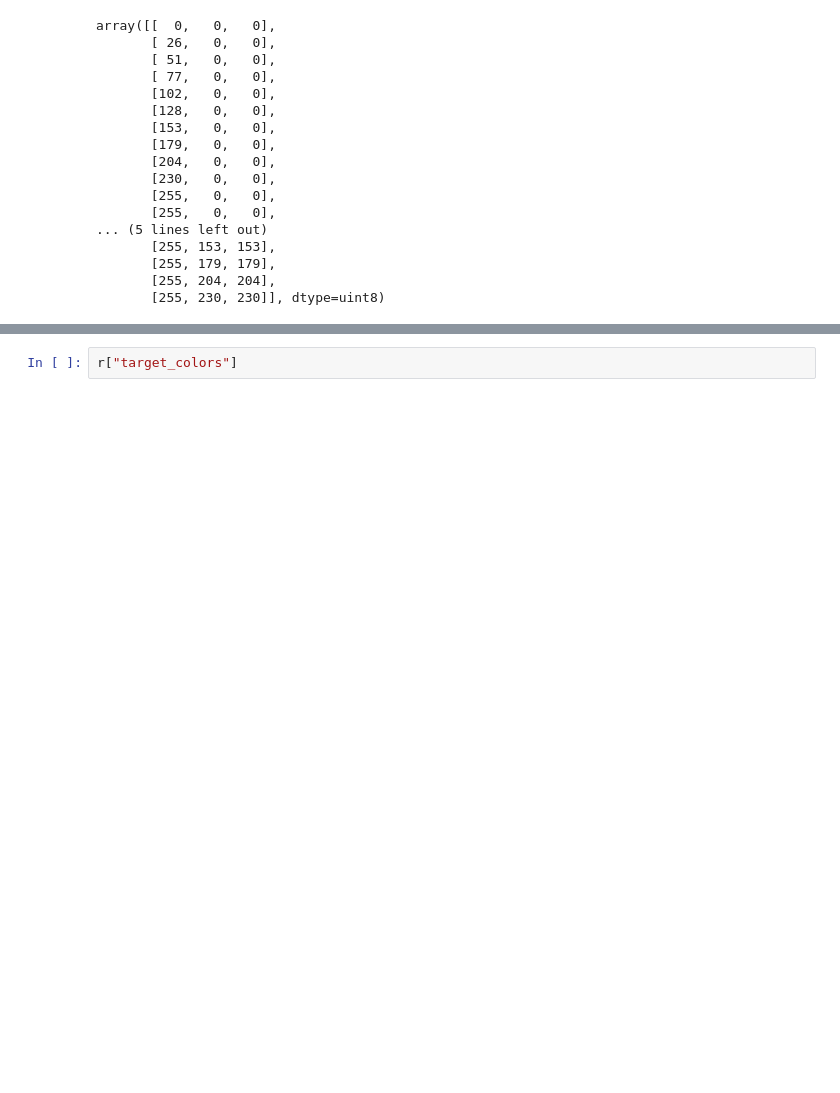
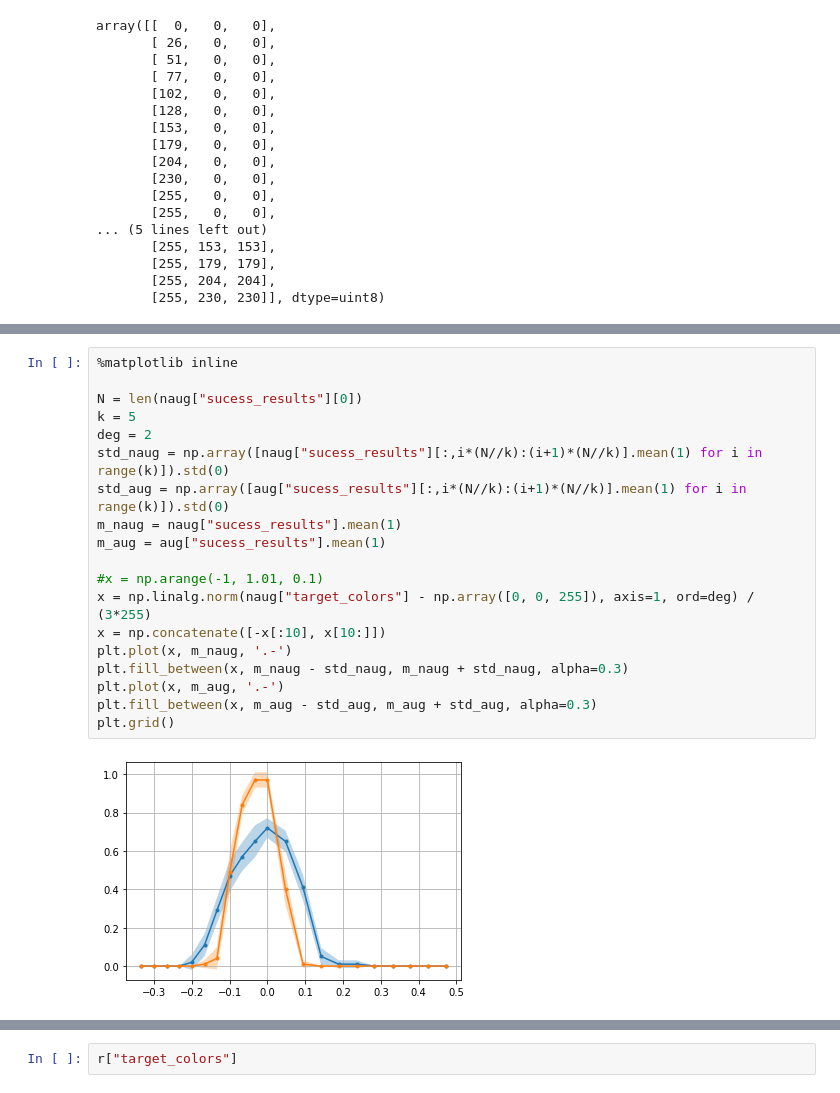
Before and after one commit to huber2/msc_project, a Jupyter notebook: analysis/test.ipynb, the cells around one changed output, grey strips where cells are left out. Drawn from its saved outputs; the diff is of its cells as text; blank space fills up the shorter version.

```diff
--- a/analysis/test.ipynb
+++ b/analysis/test.ipynb
@@ -169,0 +193,21 @@ sucess_results
+# %%
+%matplotlib inline
+
+N = len(naug["sucess_results"][0])
+k = 5
+deg = 2
+std_naug = np.array([naug["sucess_results"][:,i*(N//k):(i+1)*(N//k)].mean(1) for i in range(k)]).std(0)
+std_aug = np.array([aug["sucess_results"][:,i*(N//k):(i+1)*(N//k)].mean(1) for i in range(k)]).std(0)
+m_naug = naug["sucess_results"].mean(1)
+m_aug = aug["sucess_results"].mean(1)
+
+#x = np.arange(-1, 1.01, 0.1)
+x = np.linalg.norm(naug["target_colors"] - np.array([0, 0, 255]), axis=1, ord=deg) / (3*255)
+x = np.concatenate([-x[:10], x[10:]])
+plt.plot(x, m_naug, '.-')
+plt.fill_between(x, m_naug - std_naug, m_naug + std_naug, alpha=0.3)
+plt.plot(x, m_aug, '.-')
+plt.fill_between(x, m_aug - std_aug, m_aug + std_aug, alpha=0.3)
+plt.grid()
+# %% [output]
+[figure, added]
```
Also changed, not shown: parts of 80 cells of this notebook, 16 other files.
